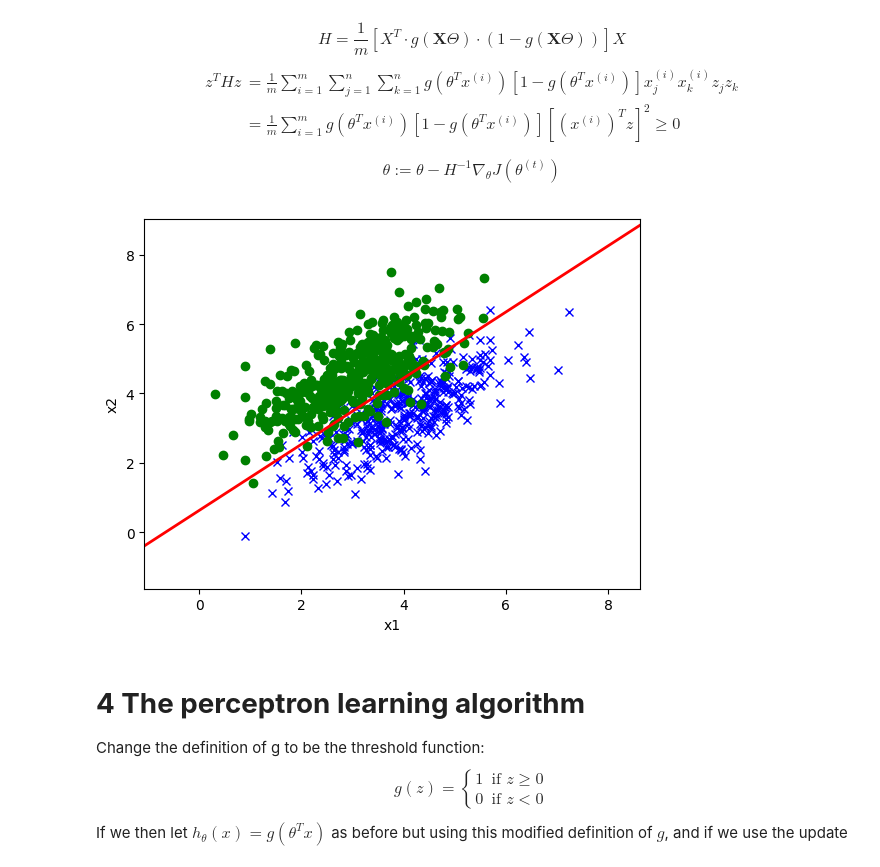
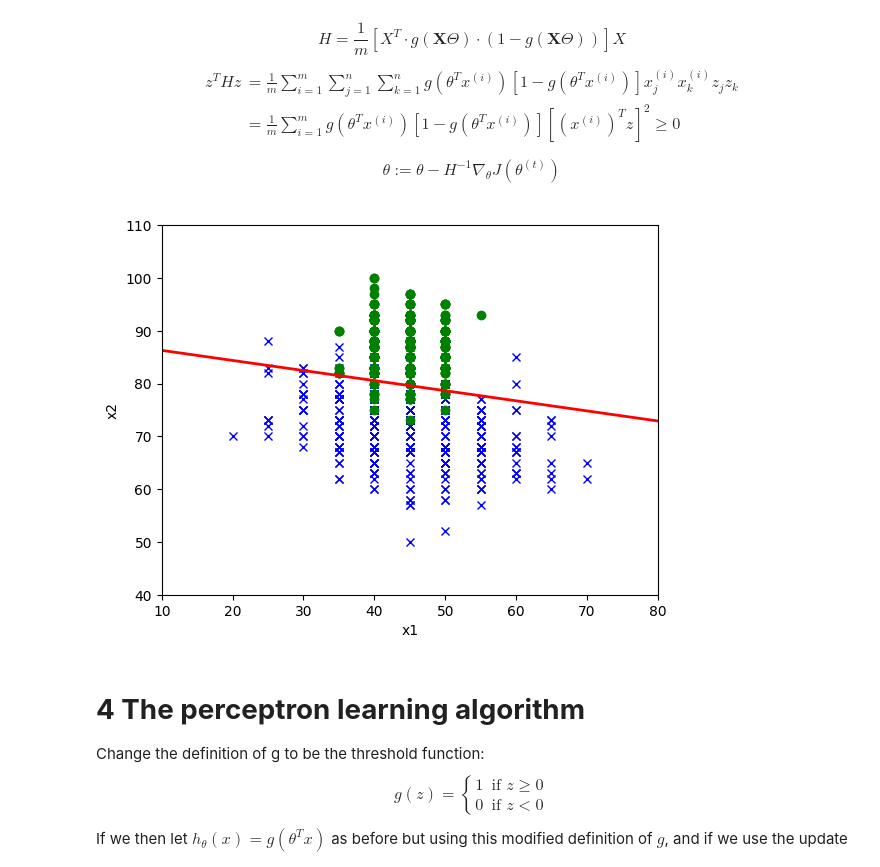
Before and after one commit to luongjuan123/Machine-Learning-Notebooks, a Jupyter notebook: Logistic Regression/LogisticRegression.ipynb, the cells around one changed output. Saved outputs shown, nothing was run; the diff lists cells and outputs as text; code cells hidden in the pictures.

```diff
--- a/Logistic Regression/LogisticRegression.ipynb
+++ b/Logistic Regression/LogisticRegression.ipynb
@@ -366,36 +366,36 @@ class NewtonMethodLogisticRegression(LinearModel):
             gradient_l = X.T @ (y - h) / m
 
             # Compute the Hessian matrix
             H = (X.T * (h * (1 - h) )) @ X / m
 
             self.theta += np.linalg.inv(H) @ gradient_l
 
             if np.linalg.norm(self.theta - theta_old) < self.eps:
                 break
     def predict(self, X):
         return sigmoid(X @ self.theta)
 
 def run(train_path, eval_path, pred_path):
     X_train, y_train = util.load_dataset(train_path, add_intercept=True)
 
     model = NewtonMethodLogisticRegression(eps=1e-5)
     model.fit(X_train, y_train)
 
     # Plot data and decision boundary
     util.plot(X_train, y_train, model.theta, 'Output/NewtonMethodLogisticRegression.png')
 
     # Save predict
     X_eval, y_eval = util.load_dataset(eval_path, add_intercept=True)
     y_pred = model.predict(X_eval)
     np.savetxt(pred_path, y_pred > 0.5, fmt='%d')
 
 if __name__ == "__main__":
 
-    run(train_path="Data/train.csv",
-        eval_path="Data/test.csv",
+    run(train_path="Data1/train.csv",
+        eval_path="Data1/test.csv",
         pred_path="Output/NewtonMethodLogisticRegression.txt")
 # %% [output]
-[figure, old version]
+[figure, new version]
 # %% [markdown]
 # **4 The perceptron learning algorithm**
 
```
Also changed, not shown: parts of 2 cells of this notebook, 12 other files.
